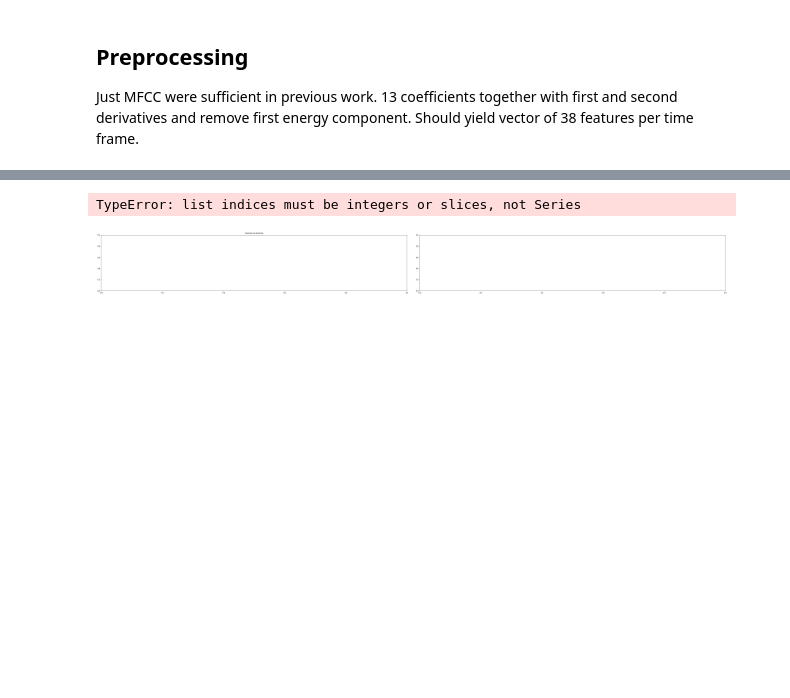
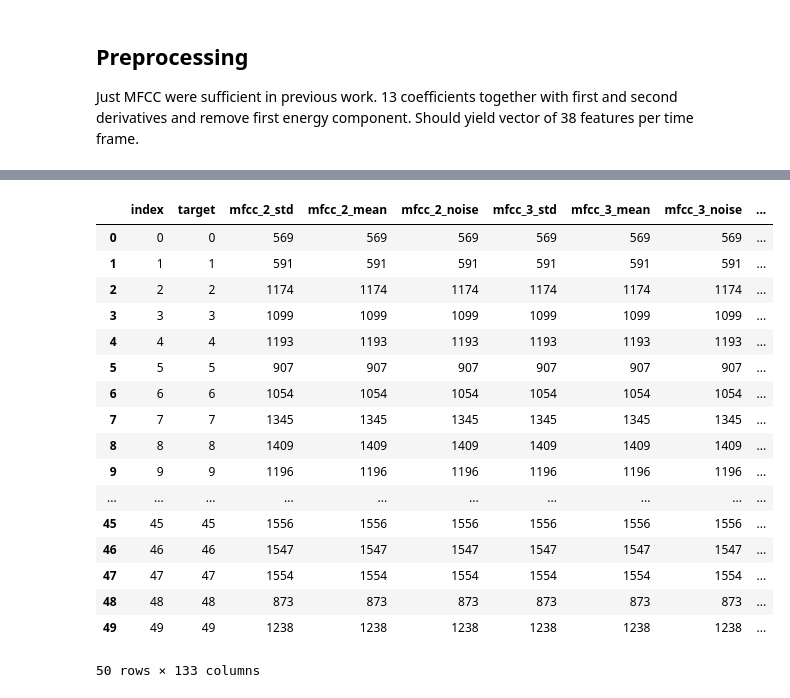
Before and after one commit to DeanPFZ/deep-audio-public, a Jupyter notebook: src/MFCC Data Statistics.ipynb, the cells around one changed output, grey strips where cells are left out. Cells and saved outputs as stored; diff of their text form; code cells hidden in the pictures; blank space fills up the shorter version.

```diff
--- a/src/MFCC Data Statistics.ipynb
+++ b/src/MFCC Data Statistics.ipynb
@@ -109,8 +102,0 @@ for ax in axs.flatten():
-# %%
-fig, axs = plt.subplots(nrows=10, ncols=5, figsize=(50,50), constrained_layout=True)
-
-i=0
-for ax in axs.flatten():
-    ax.set_title(classes[i])
-    (c_data[c_data.target == i])[c_data.columns[26:37]].sample(sample_rate).boxplot(ax=ax)
-    i+=1
@@ -193,11 +102,0 @@ c_data.head()
-# %%
-fig, axs = plt.subplots(nrows=1, ncols=2, figsize=(50,5), constrained_layout=True)
-
-i=0
-for ax in axs.flatten():
-    ax.set_title(h_classes[i])
-    (c_data[mapping[c_data.target] == i])[c_data.columns[0:12]].sample(sample_rate).boxplot(ax=ax)
-    i+=1
-# %% [output]
-TypeError: list indices must be integers or slices, not Series
-[figure, removed]
@@ -203,0 +129,21 @@ TypeError: list indices must be integers or slices, not Series
+# %%
+l_class_unique[0].reset_index()
+# %% [output]
+|  | index | target | mfcc_2_std | mfcc_2_mean | mfcc_2_noise | mfcc_3_std | mfcc_3_mean | mfcc_3_noise | ... |
+| 0 | 0 | 0 | 569 | 569 | 569 | 569 | 569 | 569 | ... |
+| 1 | 1 | 1 | 591 | 591 | 591 | 591 | 591 | 591 | ... |
+| 2 | 2 | 2 | 1174 | 1174 | 1174 | 1174 | 1174 | 1174 | ... |
+| 3 | 3 | 3 | 1099 | 1099 | 1099 | 1099 | 1099 | 1099 | ... |
+| 4 | 4 | 4 | 1193 | 1193 | 1193 | 1193 | 1193 | 1193 | ... |
+| 5 | 5 | 5 | 907 | 907 | 907 | 907 | 907 | 907 | ... |
+| 6 | 6 | 6 | 1054 | 1054 | 1054 | 1054 | 1054 | 1054 | ... |
+| 7 | 7 | 7 | 1345 | 1345 | 1345 | 1345 | 1345 | 1345 | ... |
+| 8 | 8 | 8 | 1409 | 1409 | 1409 | 1409 | 1409 | 1409 | ... |
+| 9 | 9 | 9 | 1196 | 1196 | 1196 | 1196 | 1196 | 1196 | ... |
+| ... | ... | ... | ... | ... | ... | ... | ... | ... | ... |
+| 45 | 45 | 45 | 1556 | 1556 | 1556 | 1556 | 1556 | 1556 | ... |
+| 46 | 46 | 46 | 1547 | 1547 | 1547 | 1547 | 1547 | 1547 | ... |
+| 47 | 47 | 47 | 1554 | 1554 | 1554 | 1554 | 1554 | 1554 | ... |
+| 48 | 48 | 48 | 873 | 873 | 873 | 873 | 873 | 873 | ... |
+| 49 | 49 | 49 | 1238 | 1238 | 1238 | 1238 | 1238 | 1238 | ... |
+50 rows × 133 columns
```
Also changed, not shown: parts of 27 cells of this notebook, 25 other files.
